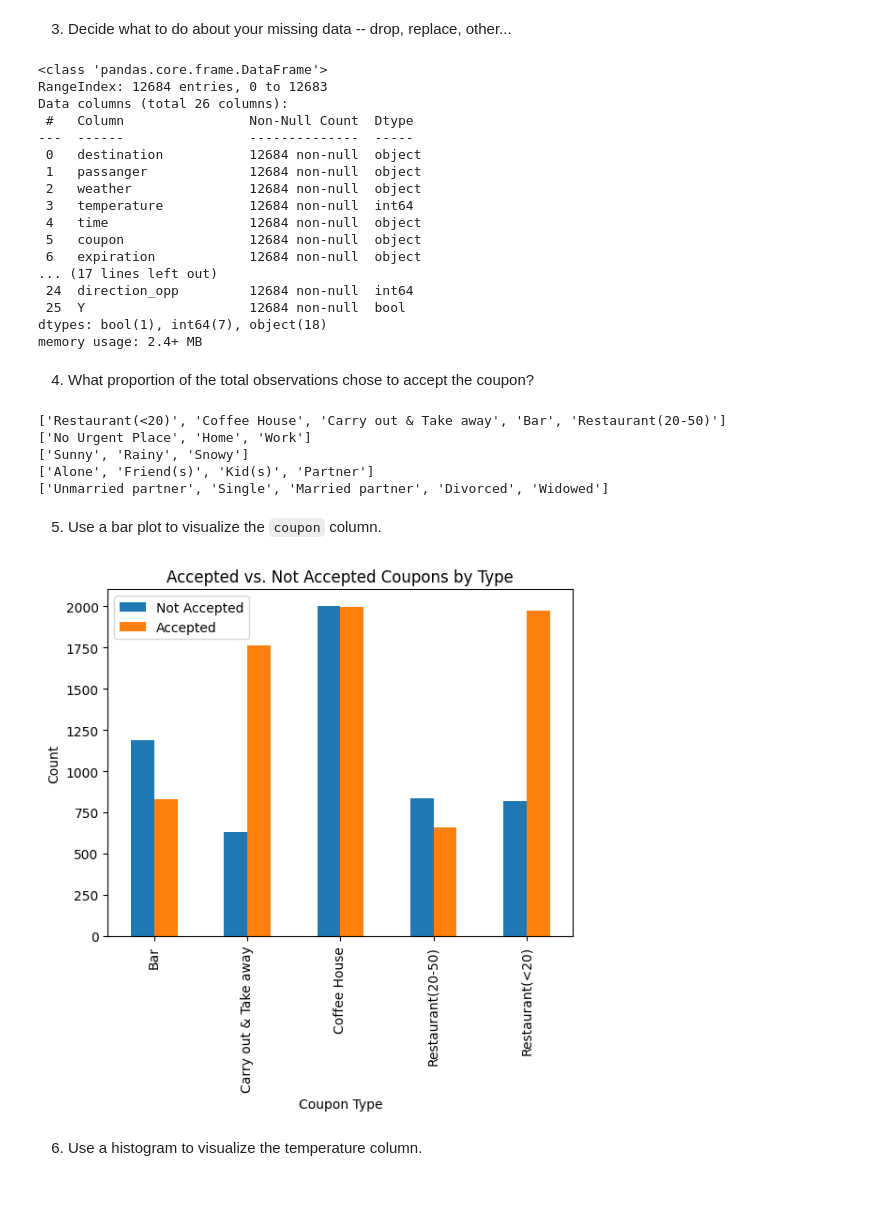
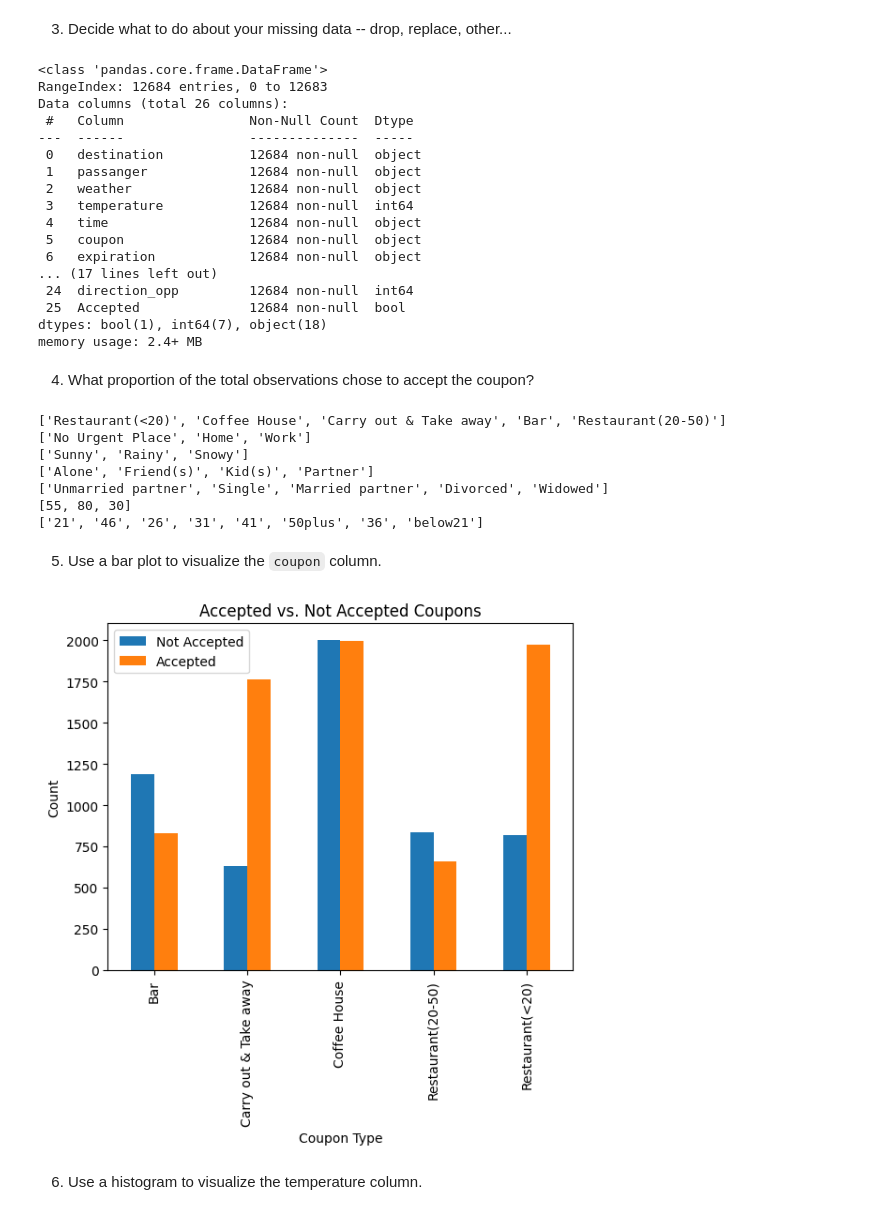
Before and after one commit to bytefirst7/practical_app1, a Jupyter notebook: prompt.ipynb, the cells around one changed output. Cells and saved outputs as stored; diff of their text form; code cells hidden in the pictures.

```diff
--- a/prompt.ipynb
+++ b/prompt.ipynb
@@ -110,6 +110,7 @@ accepted_df = data.query("Y == 1") # 7210
 rejected_df = data.query("Y == 0") # 5474
 #rejected_df.info()
 data['Y'] = data['Y'].astype(bool)
+data = data.rename(columns={'Y': 'Accepted'})
 data.info()
 # %% [output]
 <class 'pandas.core.frame.DataFrame'>
@@ -126,7 +127,7 @@ Data columns (total 26 columns):
  6   expiration            12684 non-null  object
 ... (17 lines left out)
  24  direction_opp         12684 non-null  int64
- 25  Y                     12684 non-null  bool
+ 25  Accepted              12684 non-null  bool
 dtypes: bool(1), int64(7), object(18)
 memory usage: 2.4+ MB
 # %% [markdown]
@@ -142,23 +143,29 @@ x3 = data['passanger'].unique().tolist()
 print(x3)
 x4 = data['maritalStatus'].unique().tolist()
 print(x4)
+x5 = data['temperature'].unique().tolist()
+print(x5)
+x6 = data['age'].unique().tolist()
+print(x6)
 # %% [output]
 ['Restaurant(<20)', 'Coffee House', 'Carry out & Take away', 'Bar', 'Restaurant(20-50)']
 ['No Urgent Place', 'Home', 'Work']
 ['Sunny', 'Rainy', 'Snowy']
 ['Alone', 'Friend(s)', 'Kid(s)', 'Partner']
 ['Unmarried partner', 'Single', 'Married partner', 'Divorced', 'Widowed']
+[55, 80, 30]
+['21', '46', '26', '31', '41', '50plus', '36', 'below21']
 # %% [markdown]
 5. Use a bar plot to visualize the `coupon` column.
 # %%
-grouped_df = data.groupby(['coupon', 'Y']).size().unstack()
+grouped_df = data.groupby(['coupon', 'Accepted']).size().unstack()
 grouped_df.plot(kind="bar", stacked=False)
-plt.title("Accepted vs. Not Accepted Coupons by Type")
+plt.title("Accepted vs. Not Accepted Coupons")
 plt.xlabel("Coupon Type")
 plt.ylabel("Count")
 plt.legend(["Not Accepted", "Accepted"])
 plt.show()
 # %% [output]
-[figure, old version]
+[figure, new version]
 # %% [markdown]
 6. Use a histogram to visualize the temperature column.
```
Also changed, not shown: parts of 11 cells of this notebook.
